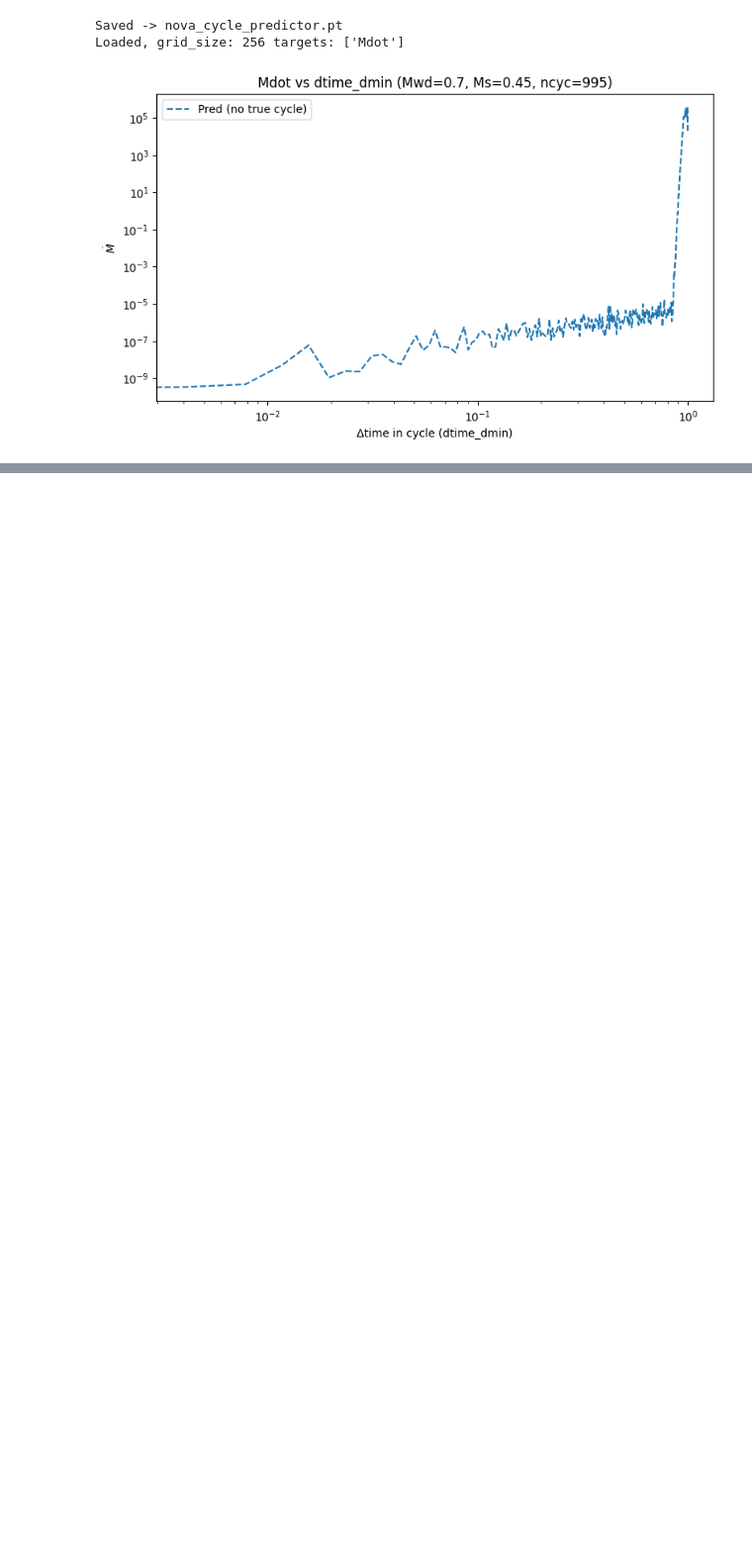
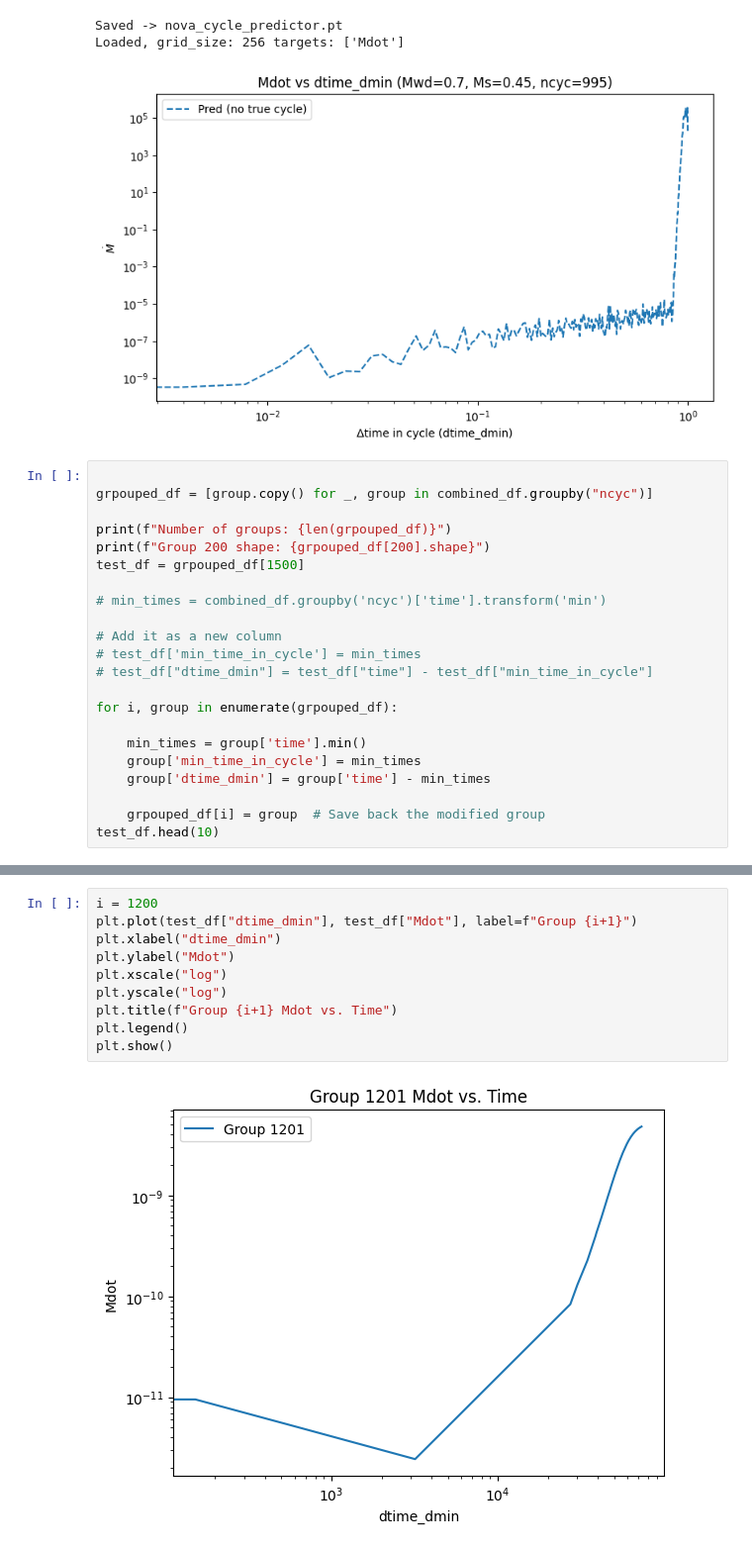
Before and after one commit to jenya1996/Final-project, a Jupyter notebook: final_project.ipynb, the cells around one changed output, grey strips where cells are left out. Shown at 99% size. Drawn from its saved outputs; the diff is of its cells as text; blank space fills up the shorter version.

```diff
--- a/final_project.ipynb
+++ b/final_project.ipynb
@@ -796,3 +812,25 @@ Artifacts ready.
 Saved -> nova_cycle_predictor.pt
 Loaded, grid_size: 256 targets: ['Mdot']
 [figure]
+# %%
+
+grpouped_df = [group.copy() for _, group in combined_df.groupby("ncyc")]
+
+print(f"Number of groups: {len(grpouped_df)}")
+print(f"Group 200 shape: {grpouped_df[200].shape}")
+test_df = grpouped_df[1500]
+
+# min_times = combined_df.groupby('ncyc')['time'].transform('min')
+
+# Add it as a new column
+# test_df['min_time_in_cycle'] = min_times
+# test_df["dtime_dmin"] = test_df["time"] - test_df["min_time_in_cycle"]
+
+for i, group in enumerate(grpouped_df):
+
+    min_times = group['time'].min()
+    group['min_time_in_cycle'] = min_times
+    group['dtime_dmin'] = group['time'] - min_times
+
+    grpouped_df[i] = group  # Save back the modified group
+test_df.head(10)
@@ -798,0 +852,12 @@ Loaded, grid_size: 256 targets: ['Mdot']
+# %%
+i = 1200
+plt.plot(test_df["dtime_dmin"], test_df["Mdot"], label=f"Group {i+1}")
+plt.xlabel("dtime_dmin")
+plt.ylabel("Mdot")
+plt.xscale("log")
+plt.yscale("log")
+plt.title(f"Group {i+1} Mdot vs. Time")
+plt.legend()
+plt.show()
+# %% [output]
+[figure, added]
```
Also changed, not shown: parts of 6 cells of this notebook, 1 other file.
